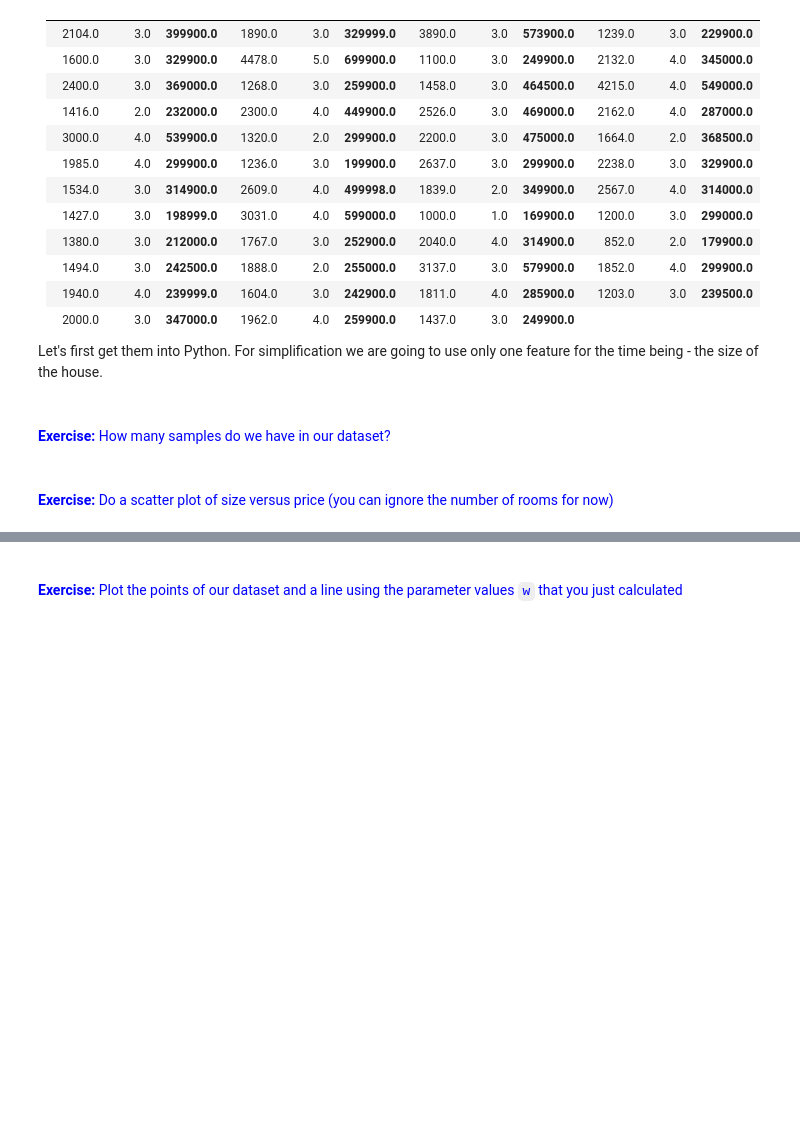
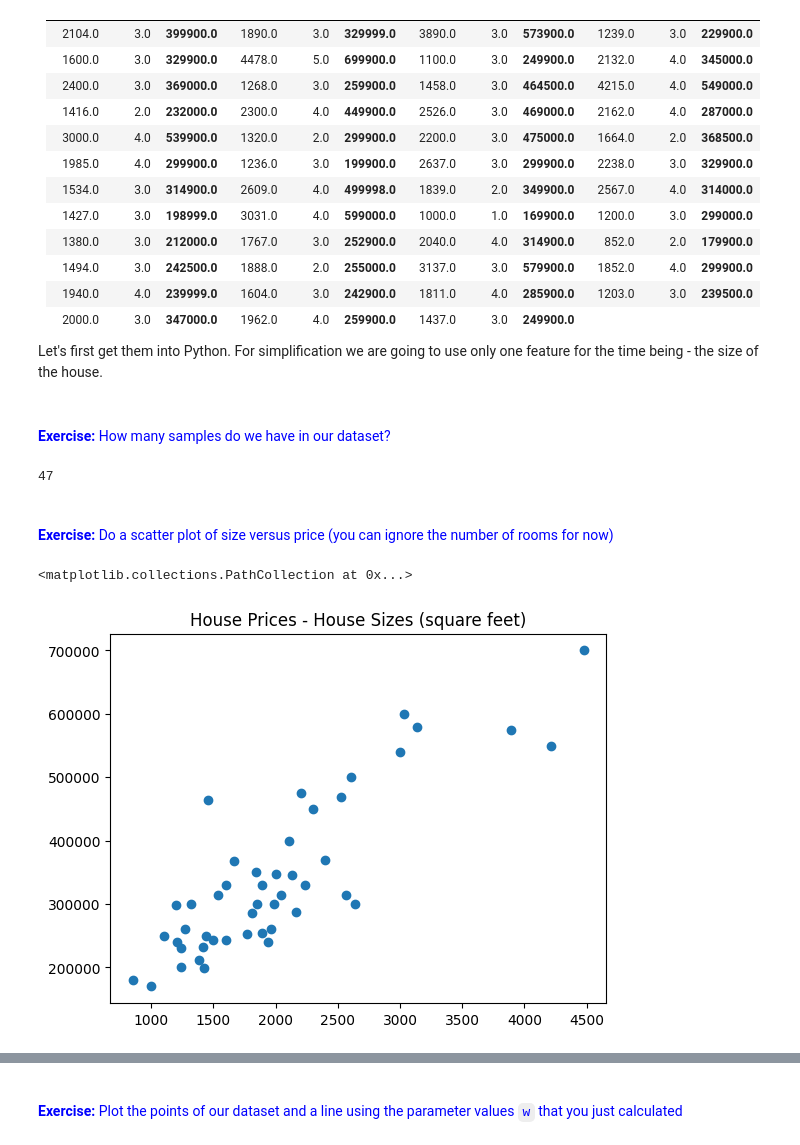
Before and after one commit to tomiock/ML2024-25, a Jupyter notebook: Session 1 - Linear Regression/P1_Linear_Regression.ipynb, the cells around one changed output, grey strips where cells are left out. Drawn from its saved outputs; the diff is of its cells as text; code cells hidden in the pictures; blank space fills up the shorter version.

```diff
--- a/Session 1 - Linear Regression/P1_Linear_Regression.ipynb
+++ b/Session 1 - Linear Regression/P1_Linear_Regression.ipynb
@@ -147,6 +170,10 @@ price = np.array([399900., 329900., 369000., 232000., 539900., 299900., 314900.,
 <font color=blue>**Exercise:** How many samples do we have in our dataset?</font>
 # %%
 # YOUR CODE HERE
+
+price.size
+# %% [output]
+47
 # %% [markdown]
 <br>
 
@@ -156,3 +181,11 @@ price = np.array([399900., 329900., 369000., 232000., 539900., 299900., 314900.,
+# %%
+# YOUR CODE HERE
+
+plt.title('House Prices - House Sizes (square feet)')
+plt.scatter(size, price)
+# %% [output]
+<matplotlib.collections.PathCollection at 0x...>
+[figure, added]
 # %% [markdown]
 We want to automatically find a model to predict prices $y$ for houses that are not in our dataset. In linear regression, the model $f$ is a linear function of the input data ($x$, in our case the house size):
 
```
Also changed, not shown: parts of 29 cells of this notebook, 1 other file.
